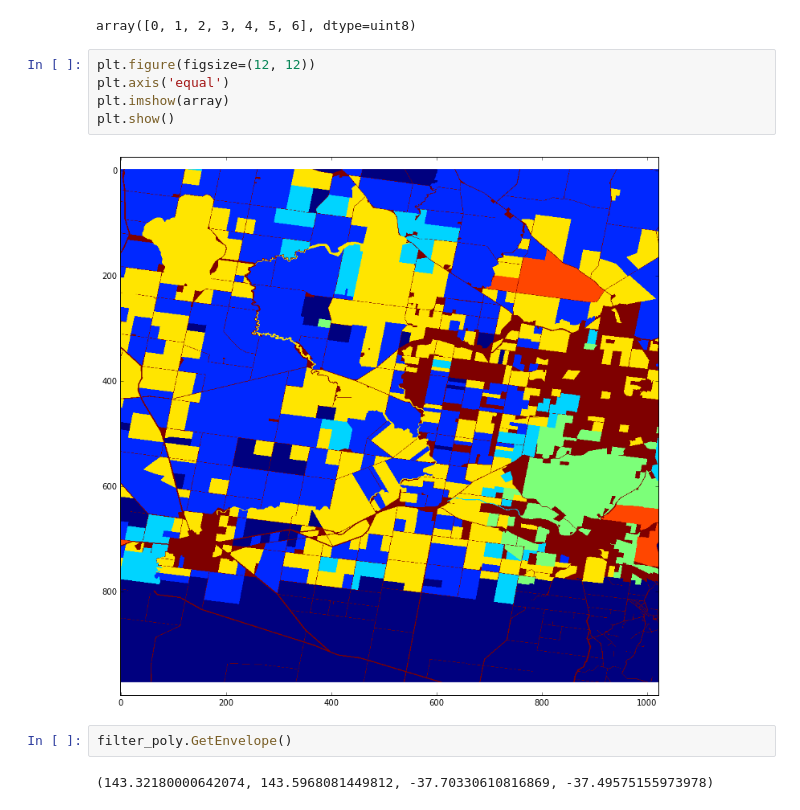
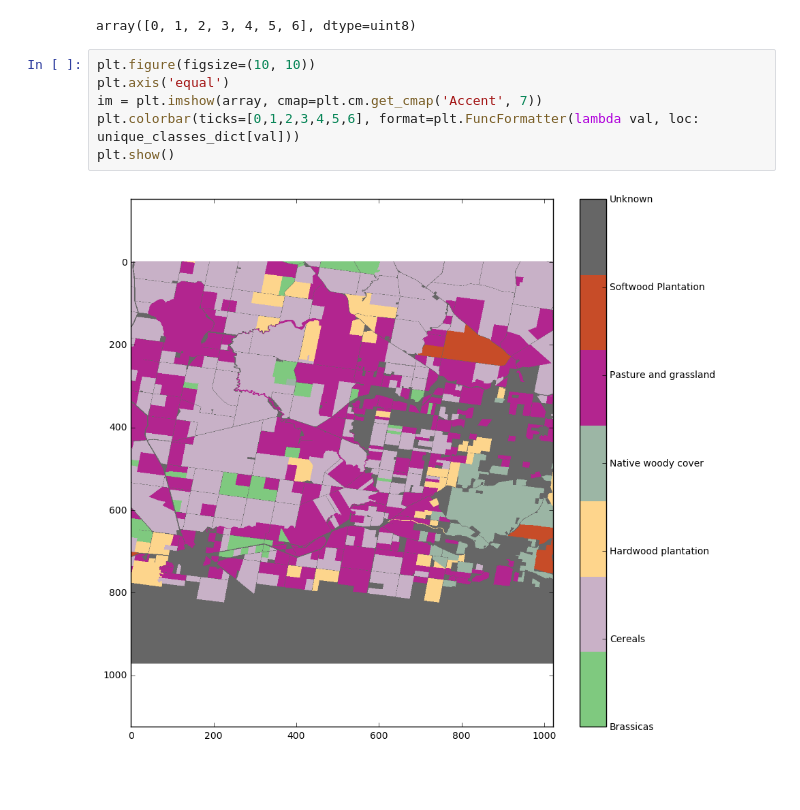
Before and after one commit to HKCaesar/EarthEngineDataProcessing, a Jupyter notebook: alt_read_land_use.ipynb, the cells around one changed output. Saved outputs shown, nothing was run; the diff lists cells and outputs as text; blank space fills up the shorter version.

```diff
--- a/alt_read_land_use.ipynb
+++ b/alt_read_land_use.ipynb
@@ -217,14 +221,11 @@ array = band.ReadAsArray()
 np.unique(array)
 # %% [output]
 array([0, 1, 2, 3, 4, 5, 6], dtype=uint8)
-# %%
-plt.figure(figsize=(12, 12))
-plt.axis('equal')
-plt.imshow(array)
-plt.show()
-# %% [output]
-[figure, removed]
-# %%
-filter_poly.GetEnvelope()
-# %% [output]
-(143.32180000642074, 143.5968081449812, -37.70330610816869, -37.49575155973978)
+# %%
+plt.figure(figsize=(10, 10))
+plt.axis('equal')
+im = plt.imshow(array, cmap=plt.cm.get_cmap('Accent', 7))
+plt.colorbar(ticks=[0,1,2,3,4,5,6], format=plt.FuncFormatter(lambda val, loc: unique_classes_dict[val]))
+plt.show()
+# %% [output]
+[figure, added]
```
Also changed, not shown: parts of 5 cells of this notebook, 2 other files.
